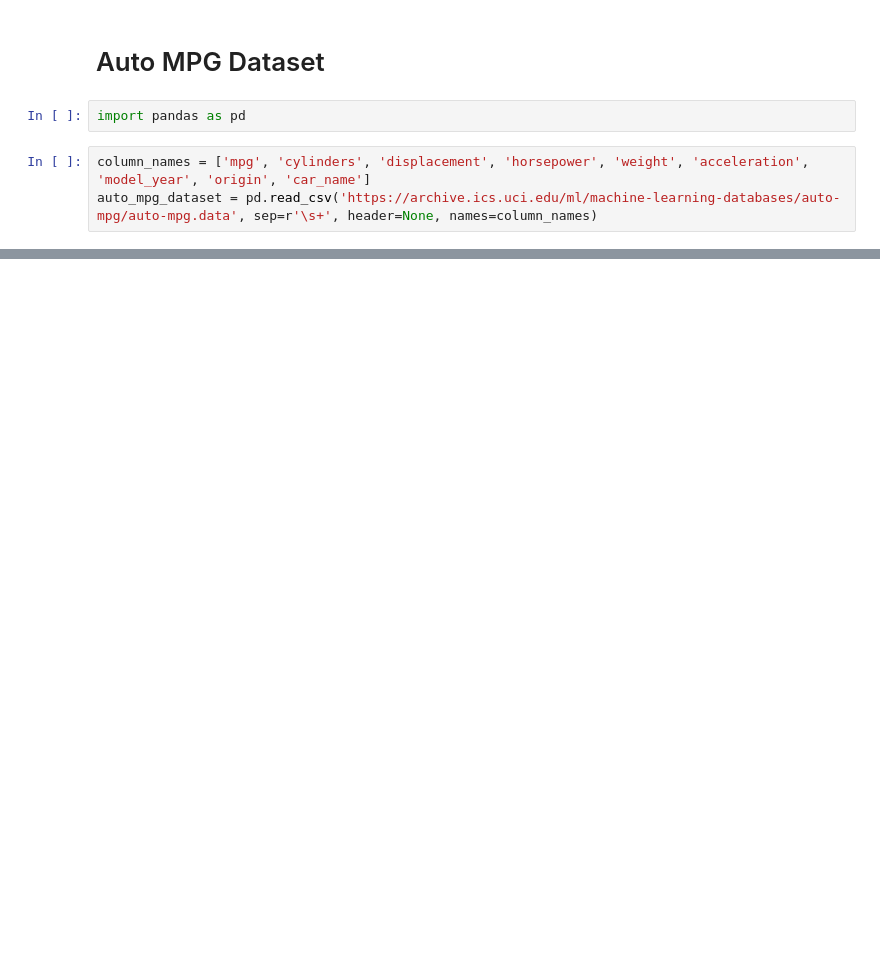
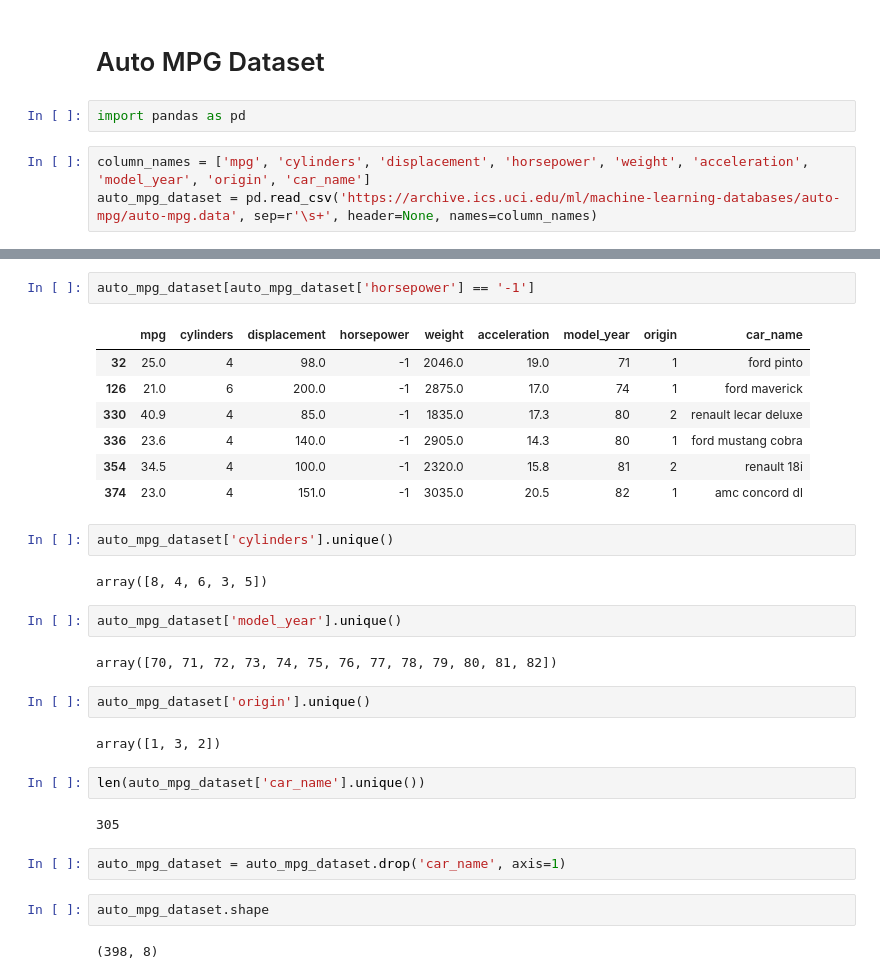
Before and after one commit to girish17work/Data-Analysis, a Jupyter notebook: Auto-MPG/Auto_MPG.ipynb, the cells around one changed output, grey strips where cells are left out. Drawn from its saved outputs; the diff is of its cells as text; blank space fills up the shorter version.

```diff
--- a/Auto-MPG/Auto_MPG.ipynb
+++ b/Auto-MPG/Auto_MPG.ipynb
@@ -13,0 +84,32 @@ print(auto_mpg_dataset.shape)
+# %%
+auto_mpg_dataset[auto_mpg_dataset['horsepower'] == '-1']
+# %% [output]
+|  | mpg | cylinders | displacement | horsepower | weight | acceleration | model_year | origin | car_name |
+| 32 | 25.0 | 4 | 98.0 | -1 | 2046.0 | 19.0 | 71 | 1 | ford pinto |
+| 126 | 21.0 | 6 | 200.0 | -1 | 2875.0 | 17.0 | 74 | 1 | ford maverick |
+| 330 | 40.9 | 4 | 85.0 | -1 | 1835.0 | 17.3 | 80 | 2 | renault lecar deluxe |
+| 336 | 23.6 | 4 | 140.0 | -1 | 2905.0 | 14.3 | 80 | 1 | ford mustang cobra |
+| 354 | 34.5 | 4 | 100.0 | -1 | 2320.0 | 15.8 | 81 | 2 | renault 18i |
+| 374 | 23.0 | 4 | 151.0 | -1 | 3035.0 | 20.5 | 82 | 1 | amc concord dl |
+# %%
+auto_mpg_dataset['cylinders'].unique()
+# %% [output]
+array([8, 4, 6, 3, 5])
+# %%
+auto_mpg_dataset['model_year'].unique()
+# %% [output]
+array([70, 71, 72, 73, 74, 75, 76, 77, 78, 79, 80, 81, 82])
+# %%
+auto_mpg_dataset['origin'].unique()
+# %% [output]
+array([1, 3, 2])
+# %%
+len(auto_mpg_dataset['car_name'].unique())
+# %% [output]
+305
+# %%
+auto_mpg_dataset = auto_mpg_dataset.drop('car_name', axis=1)
+# %%
+auto_mpg_dataset.shape
+# %% [output]
+(398, 8)
```
Also changed, not shown: parts of 12 cells of this notebook.
